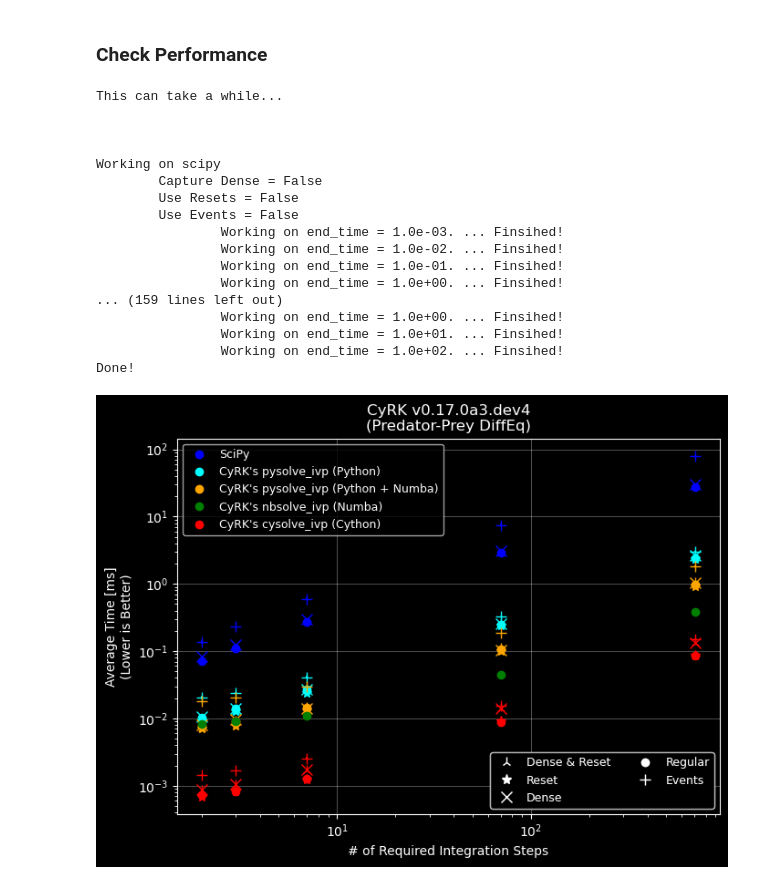
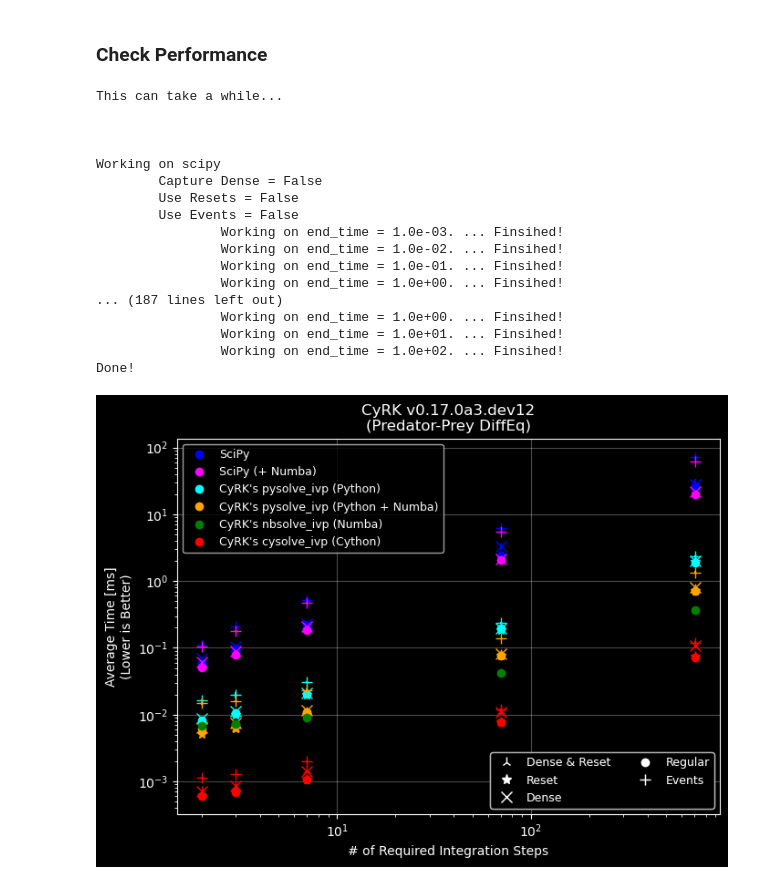
Before and after one commit to jrenaud90/CyRK, a Jupyter notebook: Benchmarks/CyRK - SciPy Comparison.ipynb, the cells around one changed output. Cells and saved outputs as stored; diff of their text form; code cells hidden in the pictures.

```diff
--- a/Benchmarks/CyRK - SciPy Comparison.ipynb
+++ b/Benchmarks/CyRK - SciPy Comparison.ipynb
@@ -310,11 +307,15 @@ cysolve_repeats = max(1, cysolve_repeats)
 print('This can take a while...\n')
 # Run Results
 # rtols = np.logspace(-3, -13, 11)
-end_times = np.logspace(-3, 2, 6)
+if use_large_numy:
+    end_times = np.logspace(-3, 1, 5)
+else:
+    end_times = np.logspace(-3, 2, 6)
 # end_times = np.logspace(-3, -2, 2)
 
 methods = dict(
     scipy = solve_ivp,
+    scipy_njit = solve_ivp,
     pysolve_ivp = pysolve_ivp,
     pysolve_ivp_njit = pysolve_ivp,
     nbsolve_ivp = nbsolve_ivp,
@@ -323,6 +324,7 @@ methods = dict(
 
 method_inputs = dict(
     scipy = ([diffeq_scipy, tuple(), initial_conds], dict(method='RK45', args=args, rtol=rtol, atol=atol, dense_output=False)),
+    scipy_njit = ([njit(diffeq_scipy), tuple(), initial_conds], dict(method='RK45', args=args, rtol=rtol, atol=atol, dense_output=False)),
     cysolve_ivp = ([diffeq_num, tuple(), initial_conds], dict(method='rk45', rtol=rtol, atol=atol, dense_output=False, solution_reuse=None, repeats=cysolve_repeats)),
     pysolve_ivp = ([diffeq, tuple(), initial_conds], dict(method='RK45', args=args, rtol=rtol, atol=atol, pass_dy_as_arg=True, dense_output=False, solution_reuse=None)),
     pysolve_ivp_njit = ([diffeq_njit, tuple(), initial_conds], dict(method='RK45', args=args, rtol=rtol, atol=atol, pass_dy_as_arg=True, dense_output=False, solution_reuse=None)),
@@ -331,6 +333,7 @@ method_inputs = dict(
 
 method_colors = dict(
     scipy = ('SciPy', 'blue'),
+    scipy_njit = ('SciPy (+ Numba)', 'magenta'),
     cysolve_ivp = ("CyRK's cysolve_ivp (Cython)", 'red'),
     pysolve_ivp = ("CyRK's pysolve_ivp (Python)", 'cyan'),
     pysolve_ivp_njit = ("CyRK's pysolve_ivp (Python + Numba)", 'orange'),
@@ -362,7 +365,7 @@ for method_name, method_func in methods.items():
                 method_kwargs['dense_output'] = False
 
         for use_reset in use_resets:
-            if method_name in ('nbsolve_ivp', 'scipy') and use_reset:
+            if method_name in ('nbsolve_ivp', 'scipy', 'scipy_njit') and use_reset:
                 # Not implemented
                 continue
             print(f"\tUse Resets = {use_reset}", end="\n")
@@ -388,7 +391,7 @@ for method_name, method_func in methods.items():
                 print(f"\tUse Events = {use_event}", end="\n")
 
                 if use_event:
-                    if method_name in ('pysolve_ivp_njit',):
+                    if method_name in ('pysolve_ivp_njit', 'scipy_njit'):
                         method_kwargs['events'] = events_njit
                     elif method_name in ('scipy', 'pysolve_ivp'):
                         method_kwargs['events'] = events
@@ -464,7 +467,7 @@ Working on scipy
                 Working on end_time = 1.0e-02. ... Finsihed!
                 Working on end_time = 1.0e-01. ... Finsihed!
                 Working on end_time = 1.0e+00. ... Finsihed!
-... (159 lines left out)
+... (187 lines left out)
                 Working on end_time = 1.0e+00. ... Finsihed!
                 Working on end_time = 1.0e+01. ... Finsihed!
                 Working on end_time = 1.0e+02. ... Finsihed!
@@ -503,34 +506,36 @@ for key_, style_data in styles.items():
 
 if use_pendulum:
     title_name = f'CyRK v{version}\n(Pendulum DiffEq)'
+elif use_large_numy:
+    title_name = f'CyRK v{version}\n(Large #y DiffEq)'
 else:
     title_name = f'CyRK v{version}\n(Predator-Prey DiffEq)'
 
 if plot_vs_steps:
     ax.set(ylabel='Average Time [ms]\n(Lower is Better)', xlabel='# of Required Integration Steps', xscale='log', yscale='log')
 else:
     ax.set(ylabel='Average Time [ms]\n(Lower is Better)', xlabel='Integration Domain Size', xscale='log', yscale='log')
     ax.set_xticks((1e-3, 1e-2, 1e-1, 1e0, 1e1, 1e2, 1e3, 1e4, 1e5))
 ax.grid(alpha=0.3)
 # ax.set_xlim(ax.get_xlim()[::-1])
 # ax.set_ylim(1.0e-1, 2.0e0)
 
 legend1 = plt.legend(handles=color_handles_dict.values(), loc='upper left', fontsize=9)
 legend2 = plt.legend(handles=type_handles, loc='lower right', fontsize=9, ncol=2)
 ax.add_artist(legend1)
 ax.add_artist(legend2)
 
 ax.set(title=title_name)
 fig.tight_layout()
 if use_pendulum:
     fig.savefig(f'CyRK_SciPy_Compare_pendulum_v{version_filesafe}.png')
 elif use_large_numy:
     fig.savefig(f'CyRK_SciPy_Compare_large_numy_v{version_filesafe}.png')
 else:
     fig.savefig(f'CyRK_SciPy_Compare_predprey_v{version_filesafe}.png')
 plt.show()
 # %% [output]
-[figure, old version]
+[figure, new version]
 # %%
 # Print Differences
 print('How much faster X is vs. Y')
```
Also changed, not shown: parts of 3 cells of this notebook, 17 other files.
